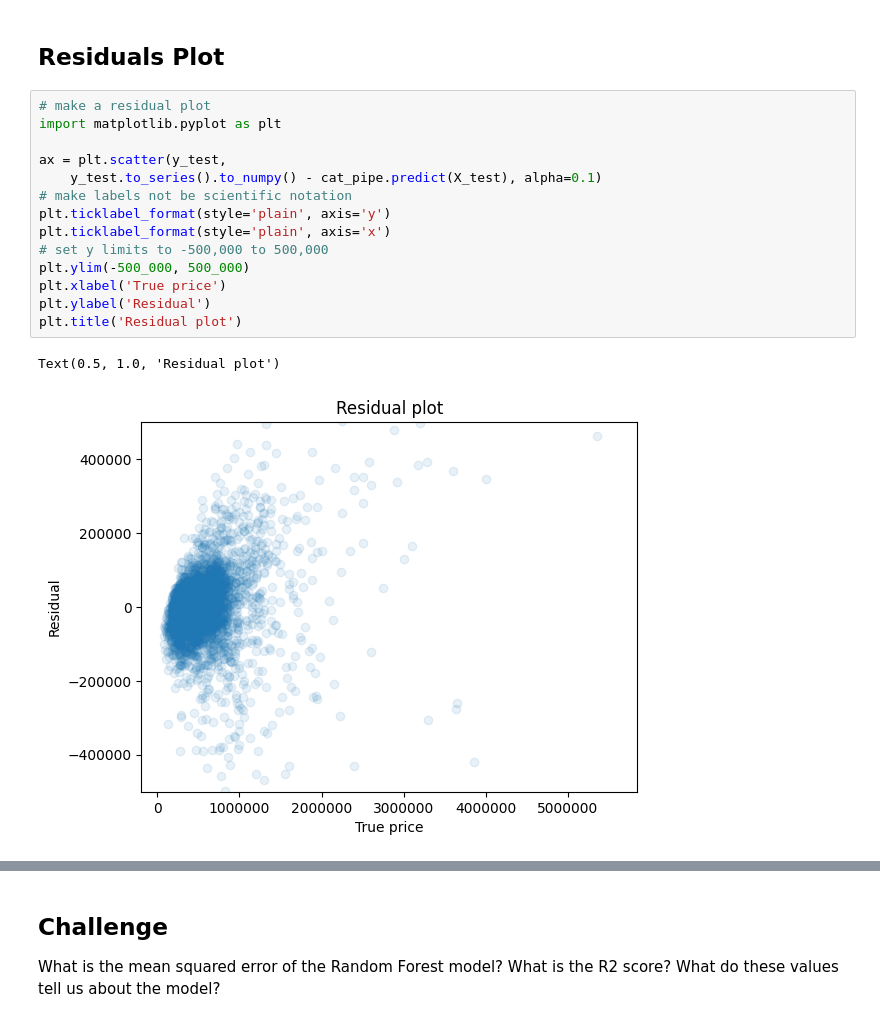
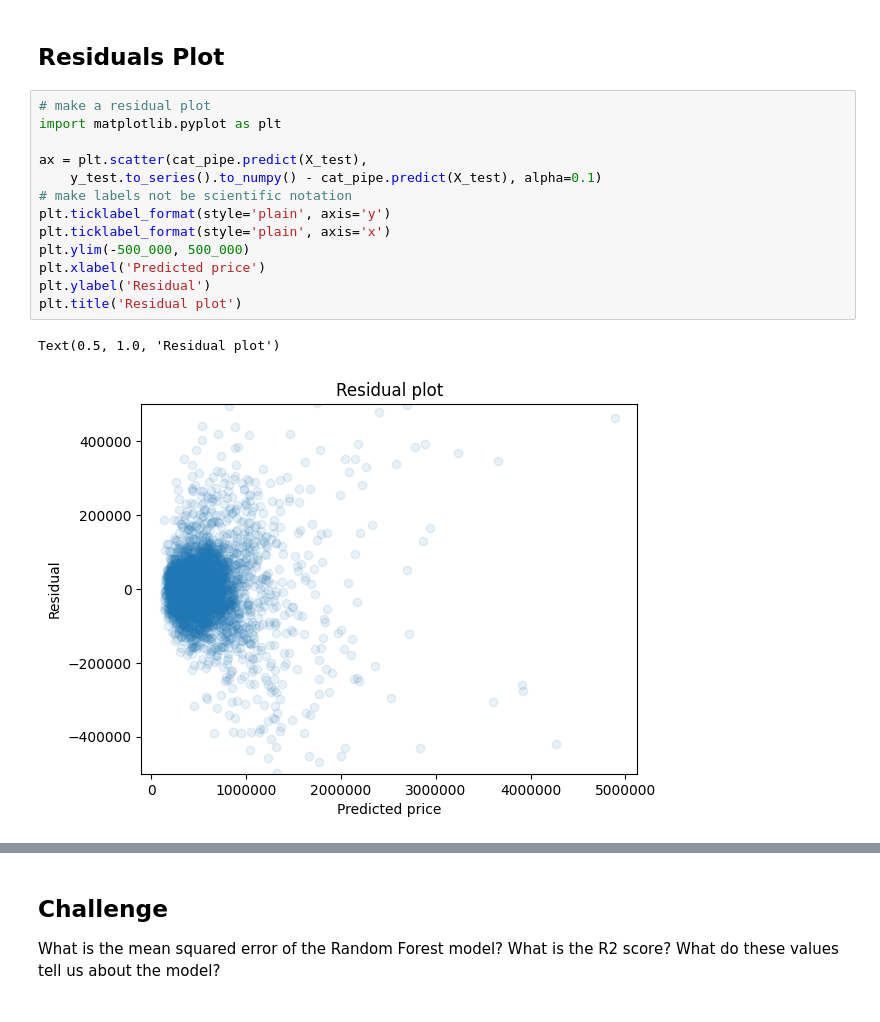
Before and after one commit to LinkedInLearning/applied-machine-learning-foundations-3856104, a Jupyter notebook: ml-foundations.ipynb, the cells around one changed output, grey strips where cells are left out. Saved outputs shown, nothing was run; the diff lists cells and outputs as text.

```diff
--- a/ml-foundations.ipynb
+++ b/ml-foundations.ipynb
@@ -520,20 +515,19 @@ mean_absolute_error(y_test, lr_pipe.predict(X_test))
 # %%
 # make a residual plot
 import matplotlib.pyplot as plt
 
-ax = plt.scatter(y_test,
+ax = plt.scatter(cat_pipe.predict(X_test),
     y_test.to_series().to_numpy() - cat_pipe.predict(X_test), alpha=0.1)
 # make labels not be scientific notation
 plt.ticklabel_format(style='plain', axis='y')
 plt.ticklabel_format(style='plain', axis='x')
-# set y limits to -500,000 to 500,000
 plt.ylim(-500_000, 500_000)
-plt.xlabel('True price')
+plt.xlabel('Predicted price')
 plt.ylabel('Residual')
 plt.title('Residual plot')
 # %% [output]
 Text(0.5, 1.0, 'Residual plot')
-[figure, old version]
+[figure, new version]
 # %%
 # plot with Polars
 (y_test
```
Also changed, not shown: parts of 61 cells of this notebook.
